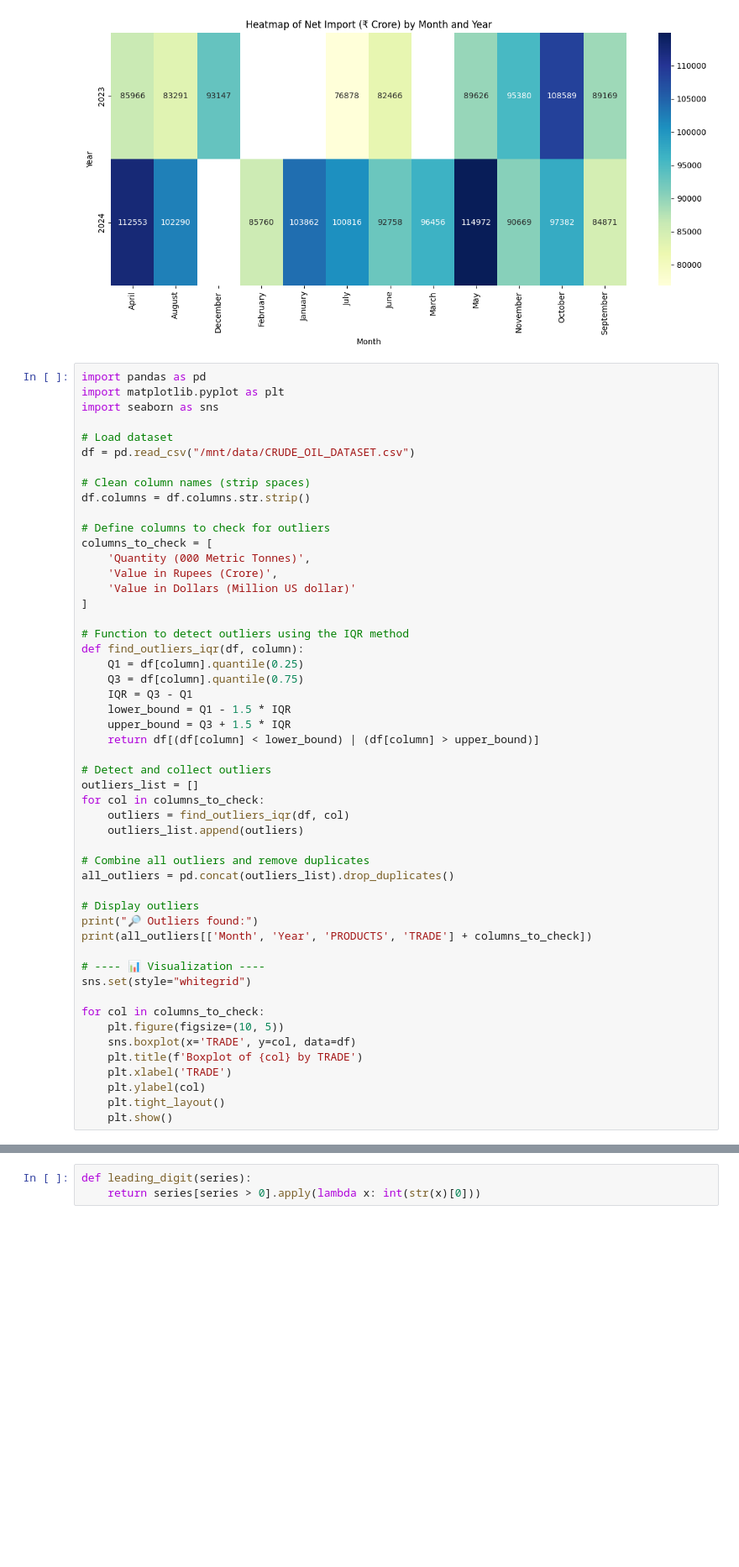
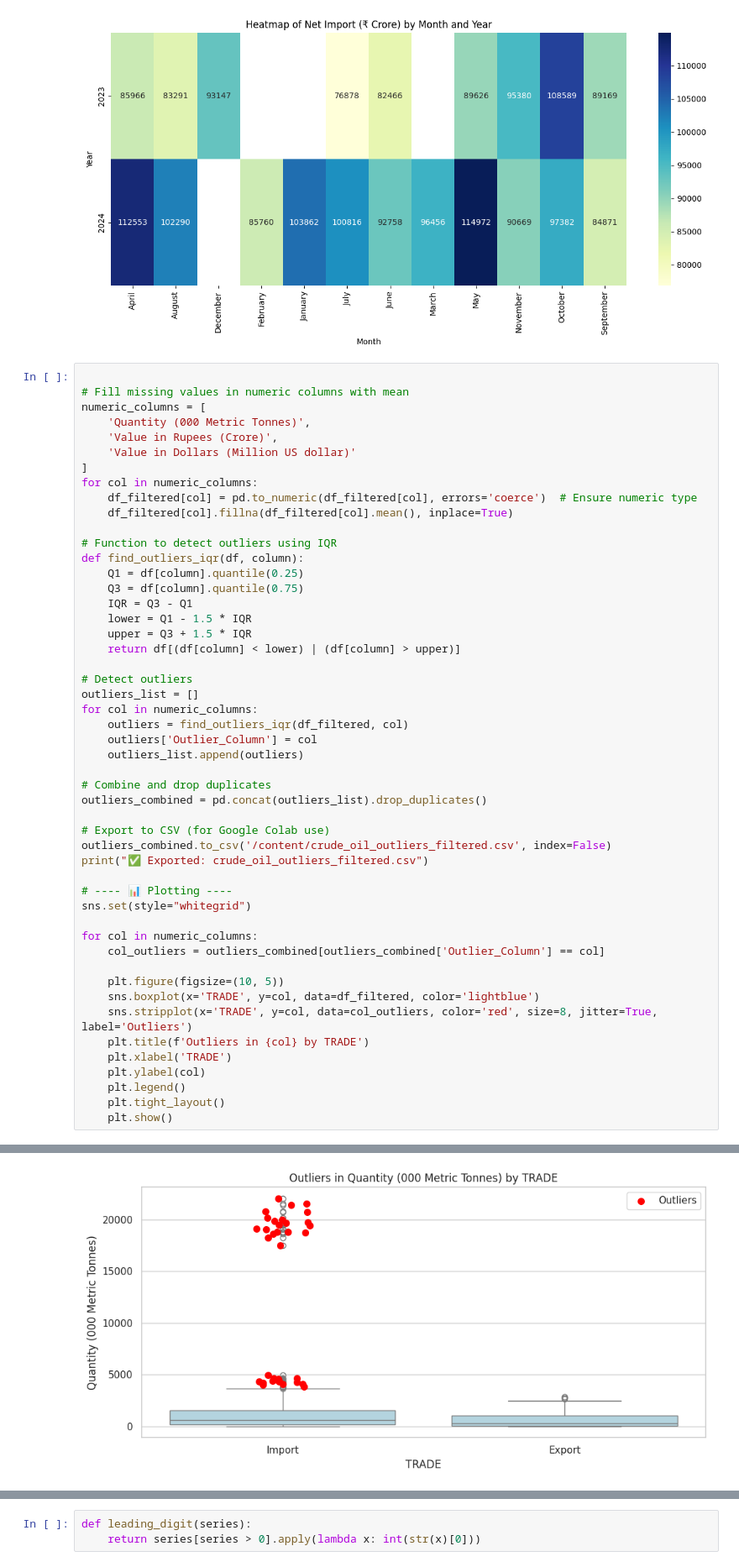
Before and after one commit to Imposon/AI-dataset, a Jupyter notebook: Copy_of_.ipynb, the cells around one changed output, grey strips where cells are left out. Shown at 84% size. Saved outputs shown, nothing was run; the diff lists cells and outputs as text; blank space fills up the shorter version.

Commit message:
Errors Removed from previous commit

```diff
--- a/Copy_of_.ipynb
+++ b/Copy_of_.ipynb
@@ -273,54 +301,53 @@ plt.show()
 # %% [output]
 [figure]
 # %%
-import pandas as pd
-import matplotlib.pyplot as plt
-import seaborn as sns
 
-# Load dataset
-df = pd.read_csv("/mnt/data/CRUDE_OIL_DATASET.csv")
-
-# Clean column names (strip spaces)
-df.columns = df.columns.str.strip()
-
-# Define columns to check for outliers
-columns_to_check = [
+# Fill missing values in numeric columns with mean
+numeric_columns = [
     'Quantity (000 Metric Tonnes)',
     'Value in Rupees (Crore)',
     'Value in Dollars (Million US dollar)'
 ]
+for col in numeric_columns:
+    df_filtered[col] = pd.to_numeric(df_filtered[col], errors='coerce')  # Ensure numeric type
+    df_filtered[col].fillna(df_filtered[col].mean(), inplace=True)
 
-# Function to detect outliers using the IQR method
+# Function to detect outliers using IQR
 def find_outliers_iqr(df, column):
     Q1 = df[column].quantile(0.25)
     Q3 = df[column].quantile(0.75)
     IQR = Q3 - Q1
-    lower_bound = Q1 - 1.5 * IQR
-    upper_bound = Q3 + 1.5 * IQR
-    return df[(df[column] < lower_bound) | (df[column] > upper_bound)]
+    lower = Q1 - 1.5 * IQR
+    upper = Q3 + 1.5 * IQR
+    return df[(df[column] < lower) | (df[column] > upper)]
 
-# Detect and collect outliers
+# Detect outliers
 outliers_list = []
-for col in columns_to_check:
-    outliers = find_outliers_iqr(df, col)
+for col in numeric_columns:
+    outliers = find_outliers_iqr(df_filtered, col)
+    outliers['Outlier_Column'] = col
     outliers_list.append(outliers)
 
-# Combine all outliers and remove duplicates
-all_outliers = pd.concat(outliers_list).drop_duplicates()
+# Combine and drop duplicates
+outliers_combined = pd.concat(outliers_list).drop_duplicates()
 
-# Display outliers
-print("🔎 Outliers found:")
-print(all_outliers[['Month', 'Year', 'PRODUCTS', 'TRADE'] + columns_to_check])
+# Export to CSV (for Google Colab use)
+outliers_combined.to_csv('/content/crude_oil_outliers_filtered.csv', index=False)
+print("✅ Exported: crude_oil_outliers_filtered.csv")
 
-# ---- 📊 Visualization ----
+# ---- 📊 Plotting ----
 sns.set(style="whitegrid")
 
-for col in columns_to_check:
+for col in numeric_columns:
+    col_outliers = outliers_combined[outliers_combined['Outlier_Column'] == col]
+
     plt.figure(figsize=(10, 5))
-    sns.boxplot(x='TRADE', y=col, data=df)
-    plt.title(f'Boxplot of {col} by TRADE')
+    sns.boxplot(x='TRADE', y=col, data=df_filtered, color='lightblue')
+    sns.stripplot(x='TRADE', y=col, data=col_outliers, color='red', size=8, jitter=True, label='Outliers')
+    plt.title(f'Outliers in {col} by TRADE')
     plt.xlabel('TRADE')
     plt.ylabel(col)
+    plt.legend()
     plt.tight_layout()
     plt.show()
 # %% [output]
@@ -327,0 +355 @@ FileNotFoundError: [Errno 2] No such file or directory: '/mnt/data/CRUDE_OIL_DAT
+[figure, added]
```
Also changed, not shown: parts of 14 cells of this notebook.
